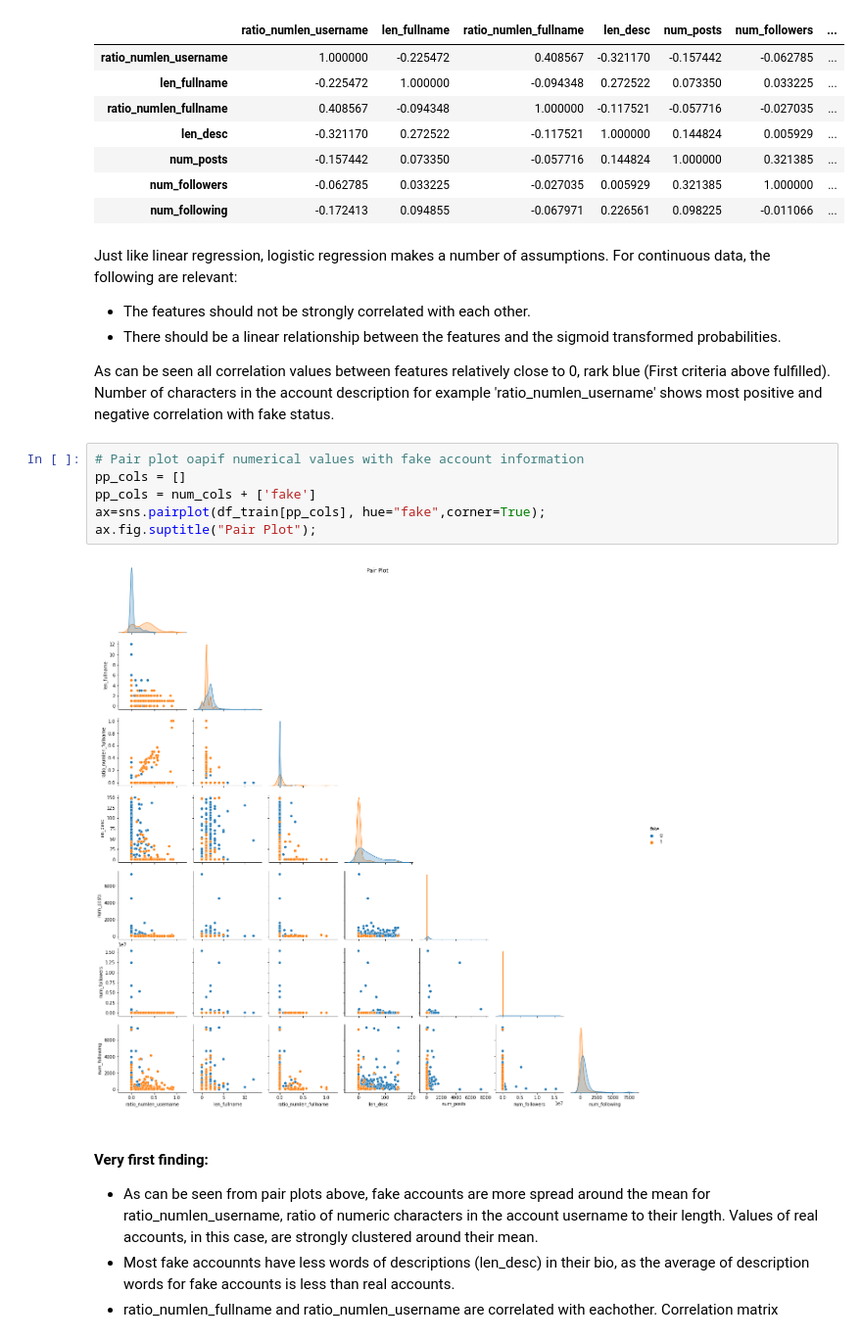
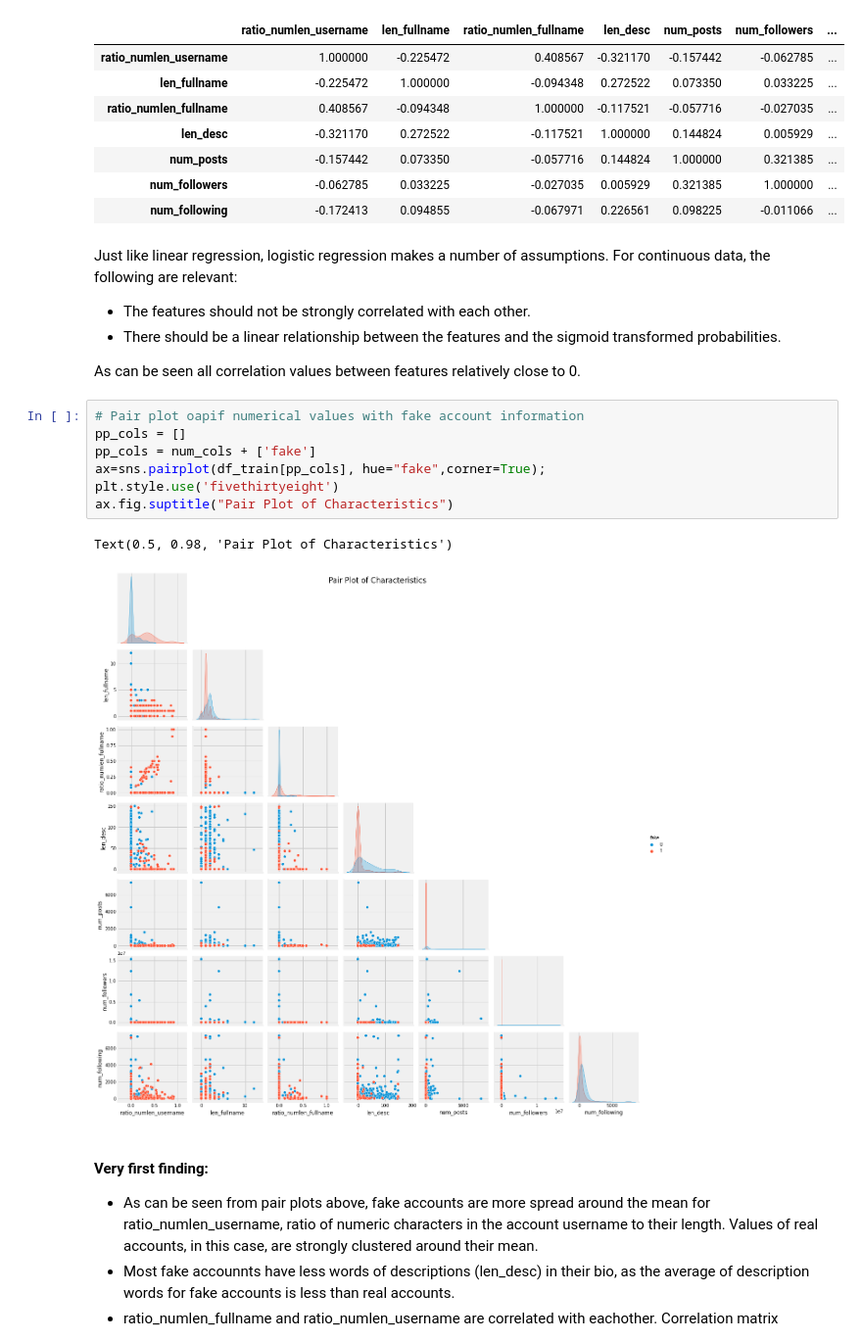
Before and after one commit to itsalwaysamir/kaggle, a Jupyter notebook: fake-instagram-account-detection.ipynb, the cells around one changed output. Shown: that part at 98% size. Cells and saved outputs as stored; diff of their text form.

Commit message:
Kaggle Notebook | Fake Social Media Account Detection  | Version 5

```diff
--- a/fake-instagram-account-detection.ipynb
+++ b/fake-instagram-account-detection.ipynb
@@ -198,15 +201,17 @@ Just like linear regression, logistic regression makes a number of assumptions.
 * The features should not be strongly correlated with each other.
 * There should be a linear relationship between the features and the sigmoid transformed probabilities.
 
-As can be seen all correlation values between features relatively close to 0, rark blue (First criteria above fulfilled). Number of characters in the account description for example 'ratio_numlen_username' shows most positive and negative correlation with fake status.
+As can be seen all correlation values between features relatively close to 0.
 # %%
 # Pair plot oapif numerical values with fake account information
 pp_cols = []
 pp_cols = num_cols + ['fake']
 ax=sns.pairplot(df_train[pp_cols], hue="fake",corner=True);
-ax.fig.suptitle("Pair Plot");
+plt.style.use('fivethirtyeight')
+ax.fig.suptitle("Pair Plot of Characteristics")
 # %% [output]
+Text(0.5, 0.98, 'Pair Plot of Characteristics')
-[figure, old version]
+[figure, new version]
 # %% [markdown]
 #### Very first finding:
 * As can be seen from pair plots above, fake accounts are more spread around the mean for ratio_numlen_username, ratio of numeric characters in the account username to their length. Values of real accounts, in this case, are strongly clustered around their mean.
```
Also changed, not shown: parts of 26 cells of this notebook.
